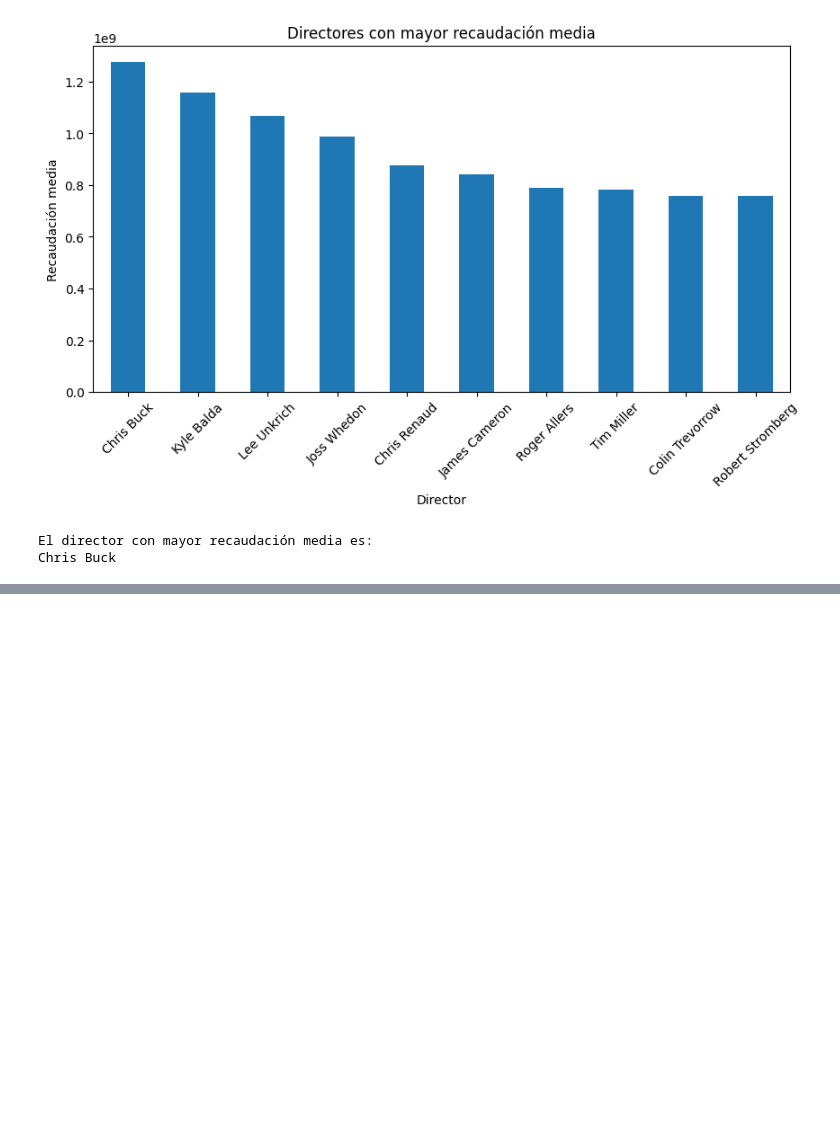
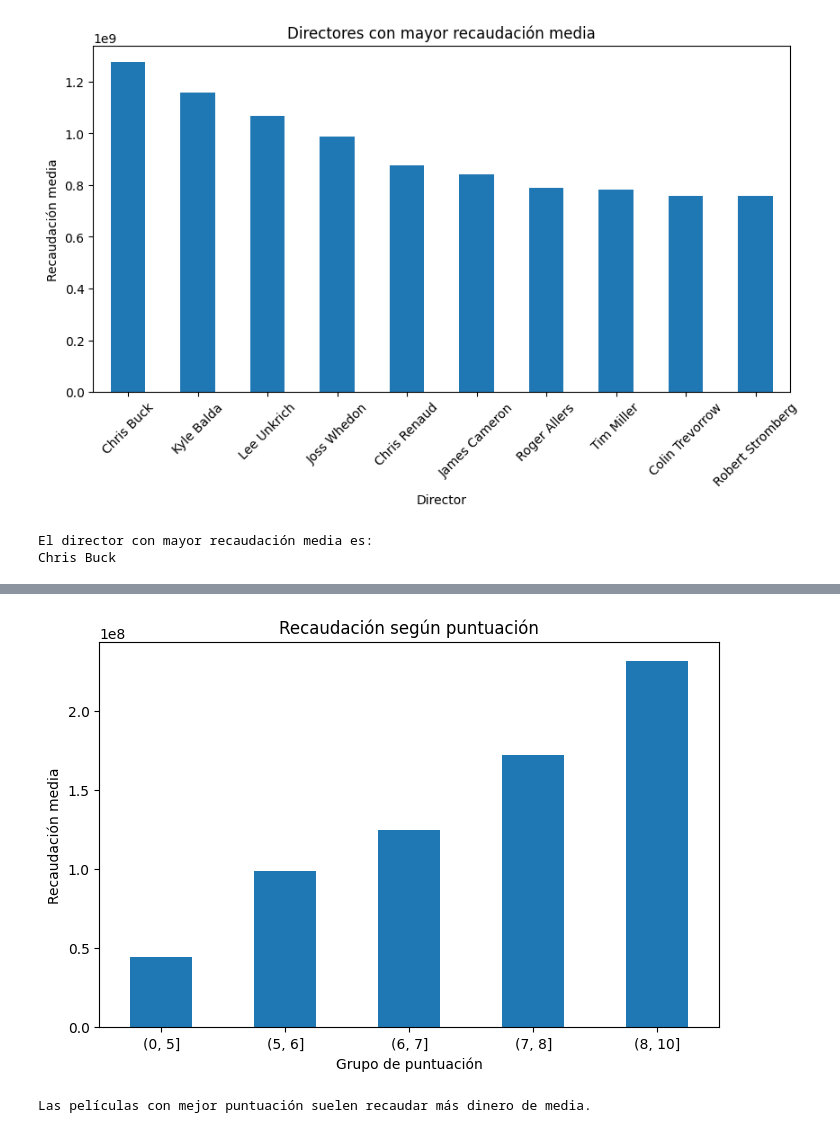
Before and after one commit to lauraargente/Proyecto_Movie_Dataset, a Jupyter notebook: analisis.ipynb, the cells around one changed output, grey strips where cells are left out. Drawn from its saved outputs; the diff is of its cells as text; code cells hidden in the pictures; blank space fills up the shorter version.

```diff
--- a/analisis.ipynb
+++ b/analisis.ipynb
@@ -469,0 +504,15 @@ Chris Buck
+# %%
+plt.figure(figsize=(8,5))
+
+revenue_score.plot(kind="bar")
+
+plt.title("Recaudación según puntuación")
+plt.xlabel("Grupo de puntuación")
+plt.ylabel("Recaudación media")
+plt.xticks(rotation=0)
+
+plt.show()
+print("Las películas con mejor puntuación suelen recaudar más dinero de media.")
+# %% [output]
+[figure, added]
+Las películas con mejor puntuación suelen recaudar más dinero de media.
```
Also changed, not shown: parts of 6 cells of this notebook.
